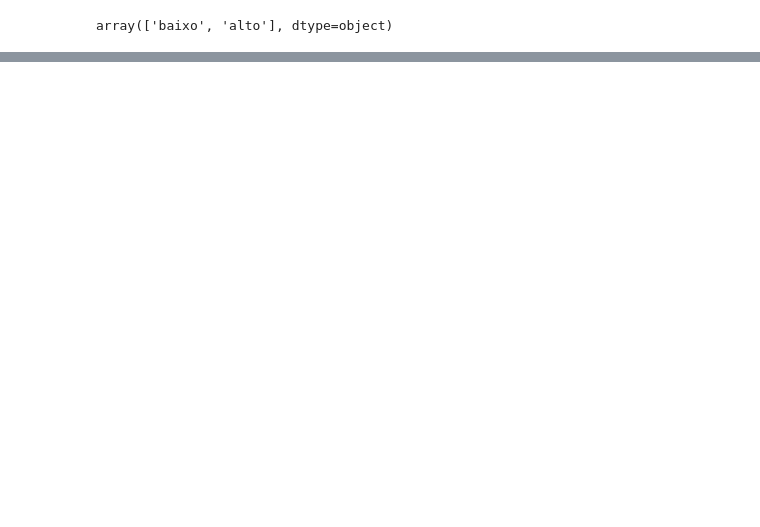
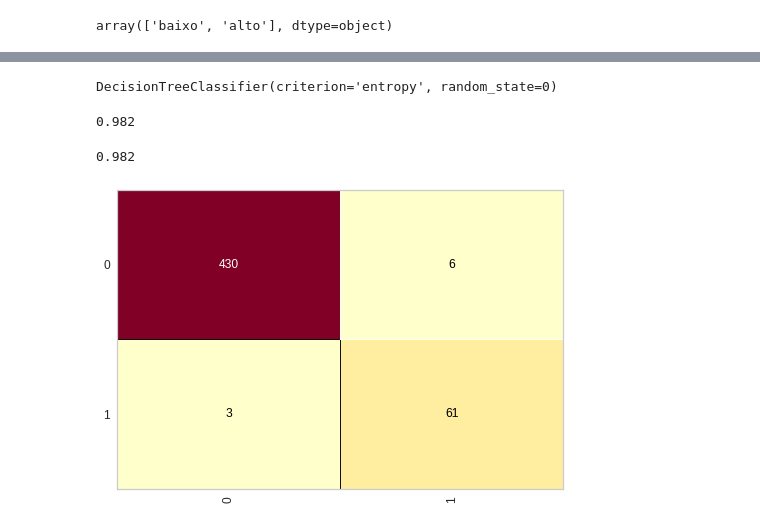
Before and after one commit to JeanAlvesR/CursoMachineLearning, a Jupyter notebook: Decision_trees.ipynb, the cells around one changed output, grey strips where cells are left out. Saved outputs shown, nothing was run; the diff lists cells and outputs as text; code cells hidden in the pictures; blank space fills up the shorter version.

```diff
--- a/Decision_trees.ipynb
+++ b/Decision_trees.ipynb
@@ -43,0 +46,3 @@ array(['baixo', 'alto'], dtype=object)
+# %%
+with open('credit.pkl','rb') as f:
+  x_credit_train, y_credit_train, x_credit_test, y_credit_test = pickle.load(f)
@@ -43,0 +52,5 @@ array(['baixo', 'alto'], dtype=object)
+# %%
+credit_tree = DecisionTreeClassifier(criterion='entropy', random_state=0)
+credit_tree.fit(x_credit_train, y_credit_train)
+# %% [output]
+DecisionTreeClassifier(criterion='entropy', random_state=0)
@@ -43,0 +61,12 @@ array(['baixo', 'alto'], dtype=object)
+# %%
+accuracy_score(y_credit_test, previsoes)
+# %% [output]
+0.982
+# %%
+from yellowbrick.classifier import ConfusionMatrix
+cm = ConfusionMatrix(credit_tree)
+cm.fit(x_credit_train, y_credit_train)
+cm.score(x_credit_test, y_credit_test)
+# %% [output]
+0.982
+[figure, added]
```
Also changed, not shown: parts of 8 cells of this notebook.
